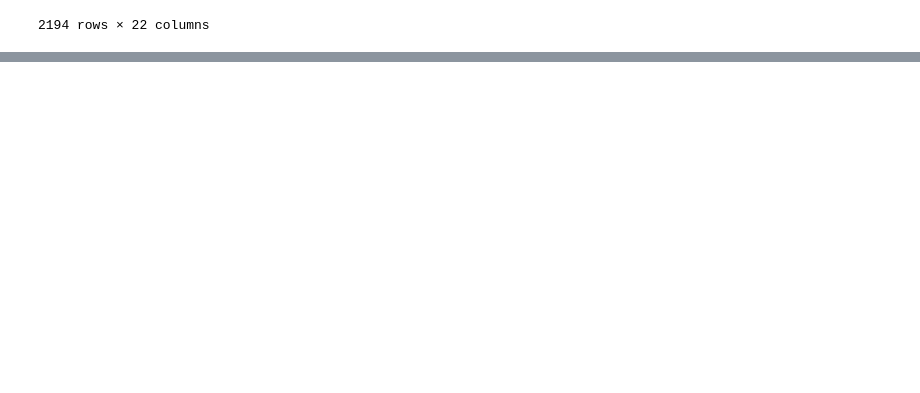
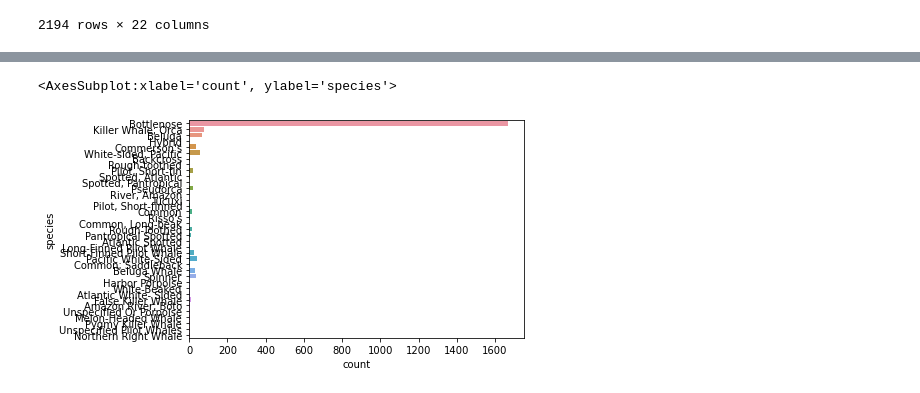
Before and after one commit to data301-2021-summer2/project-group17-project, a Jupyter notebook: data/raw/Datasetupload.ipynb, the cells around one changed output, grey strips where cells are left out. Saved outputs shown, nothing was run; the diff lists cells and outputs as text; code cells hidden in the pictures; blank space fills up the shorter version.

Commit message:
Start analysis pipeline - column deletions and data exploration

```diff
--- a/data/raw/Datasetupload.ipynb
+++ b/data/raw/Datasetupload.ipynb
@@ -19,0 +67,6 @@ pd.read_csv("../../data/raw/allCetaceanData.csv")
+# %%
+# drop the column father
+cetacean = cetacean.drop('father',axis='columns')
+# %%
+# drop the column region, all US, redundant
+cetacean = cetacean.drop('region',axis='columns')
@@ -19,0 +89,3 @@ pd.read_csv("../../data/raw/allCetaceanData.csv")
+# %%
+# removing column transfer
+cetacean = cetacean.drop('transfer',axis='columns')
@@ -19,0 +97,3 @@ pd.read_csv("../../data/raw/allCetaceanData.csv")
+# %%
+# removing the notes column
+cetacean = cetacean.drop('notes', axis = 'columns')
@@ -19,0 +116,5 @@ pd.read_csv("../../data/raw/allCetaceanData.csv")
+# %%
+sns.countplot(y='species',data=cetacean)
+# %% [output]
+<AxesSubplot:xlabel='count', ylabel='species'>
+[figure, added]
```
Also changed, not shown: parts of 12 cells of this notebook.
